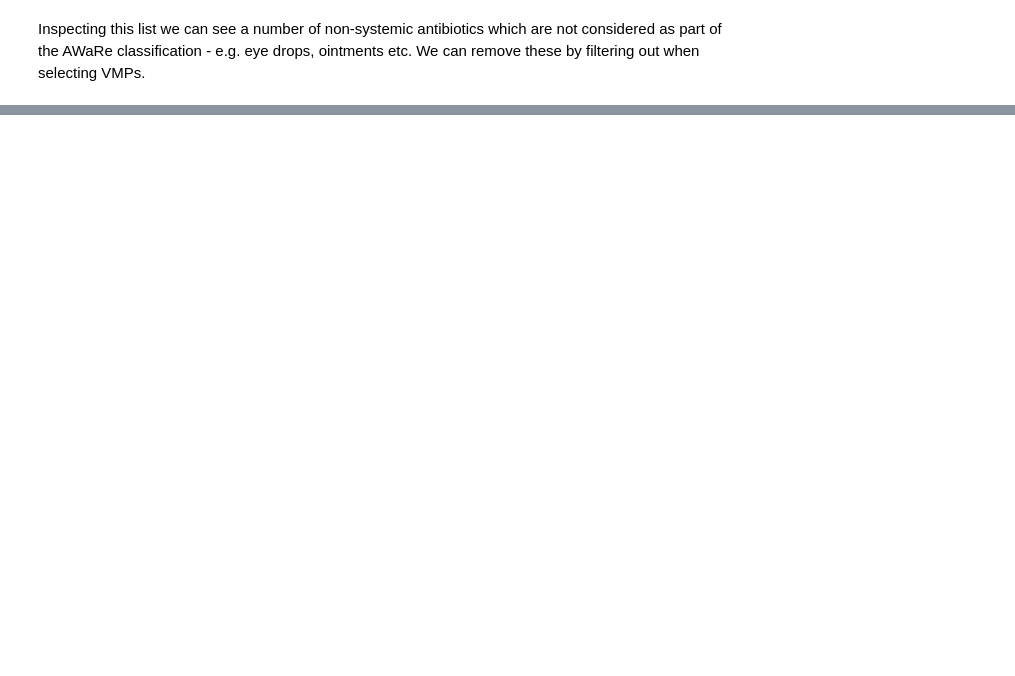
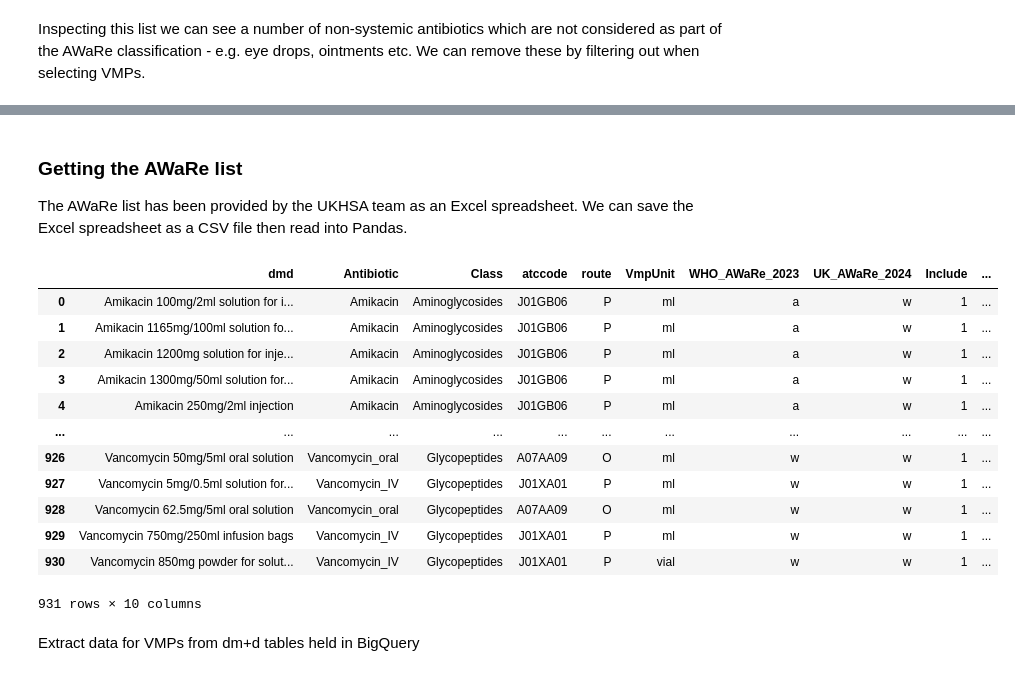
Before and after one commit to chrisjwood16/AWaRe_to_dmd, a Jupyter notebook: notebooks/AWaRe_Main_Mapping_Updated.ipynb, the cells around one changed output, grey strips where cells are left out. Cells and saved outputs as stored; diff of their text form; code cells hidden in the pictures; blank space fills up the shorter version.

```diff
--- a/notebooks/AWaRe to dm+d.ipynb
+++ b/notebooks/AWaRe_Main_Mapping_Updated.ipynb
@@ -706,0 +726,23 @@ vmps_matched.to_csv('vmp_matched.csv', index=False)
+# %% [markdown]
+### Getting the AWaRe list
+The AWaRe list has been provided by the UKHSA team as an Excel spreadsheet. We can save the Excel spreadsheet as a CSV file then read into Pandas.
+# %%
+excel_path = os.path.join('..', 'data', 'AWaRe_UK_2024_translation_table_FINAL_UPDATED_20250429.xlsx')
+df_ukhsa = pd.read_excel(excel_path)
+df_ukhsa
+# %% [output]
+|  | dmd | Antibiotic | Class | atccode | route | VmpUnit | WHO_AWaRe_2023 | UK_AWaRe_2024 | Include | ... |
+| 0 | Amikacin 100mg/2ml solution for i... | Amikacin | Aminoglycosides | J01GB06 | P | ml | a | w | 1 | ... |
+| 1 | Amikacin 1165mg/100ml solution fo... | Amikacin | Aminoglycosides | J01GB06 | P | ml | a | w | 1 | ... |
+| 2 | Amikacin 1200mg solution for inje... | Amikacin | Aminoglycosides | J01GB06 | P | ml | a | w | 1 | ... |
+| 3 | Amikacin 1300mg/50ml solution for... | Amikacin | Aminoglycosides | J01GB06 | P | ml | a | w | 1 | ... |
+| 4 | Amikacin 250mg/2ml injection | Amikacin | Aminoglycosides | J01GB06 | P | ml | a | w | 1 | ... |
+| ... | ... | ... | ... | ... | ... | ... | ... | ... | ... | ... |
+| 926 | Vancomycin 50mg/5ml oral solution | Vancomycin_oral | Glycopeptides | A07AA09 | O | ml | w | w | 1 | ... |
+| 927 | Vancomycin 5mg/0.5ml solution for... | Vancomycin_IV | Glycopeptides | J01XA01 | P | ml | w | w | 1 | ... |
+| 928 | Vancomycin 62.5mg/5ml oral solution | Vancomycin_oral | Glycopeptides | A07AA09 | O | ml | w | w | 1 | ... |
+| 929 | Vancomycin 750mg/250ml infusion bags | Vancomycin_IV | Glycopeptides | J01XA01 | P | ml | w | w | 1 | ... |
+| 930 | Vancomycin 850mg powder for solut... | Vancomycin_IV | Glycopeptides | J01XA01 | P | vial | w | w | 1 | ... |
+931 rows × 10 columns
+# %% [markdown]
+Extract data for VMPs from dm+d tables held in BigQuery
```
Also changed, not shown: parts of 71 cells of this notebook, 8 other files.
